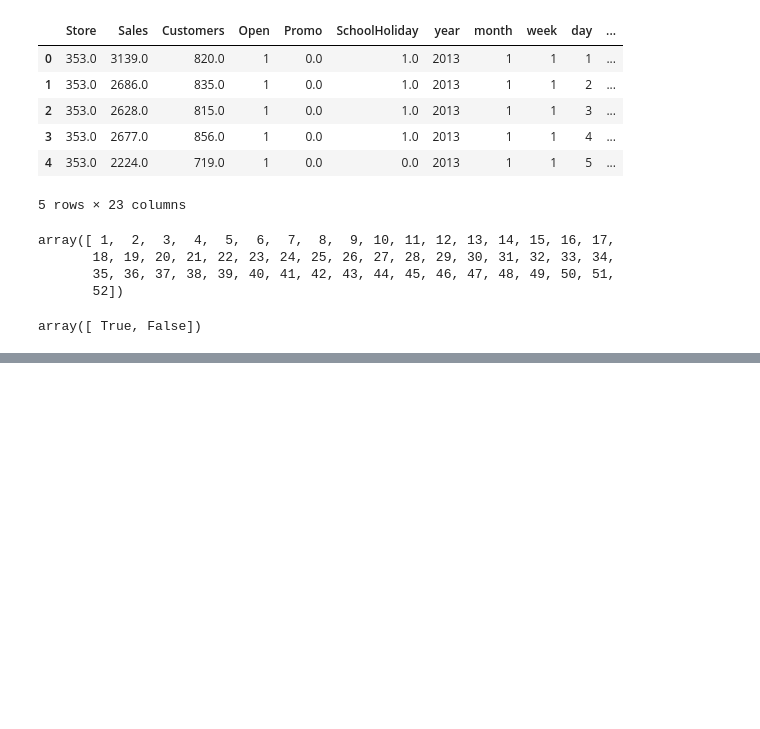
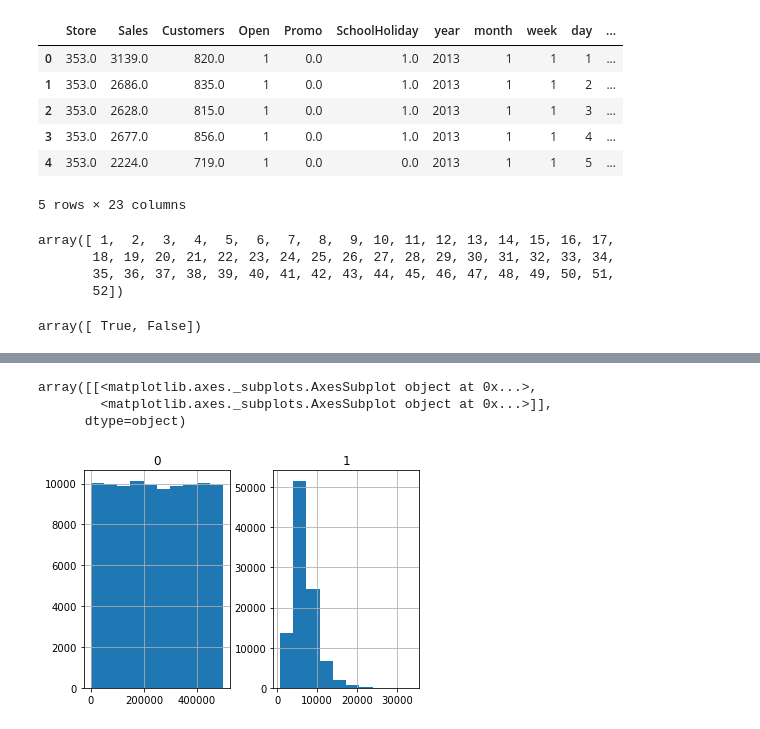
Before and after one commit to elenche95/stores, a Jupyter notebook: testing_models.ipynb, the cells around one changed output, grey strips where cells are left out. Saved outputs shown, nothing was run; the diff lists cells and outputs as text; code cells hidden in the pictures; blank space fills up the shorter version.

Commit message:
testing_model

```diff
--- a/testing_models.ipynb
+++ b/testing_models.ipynb
@@ -69,9 +78,12 @@ final_X_valid.columns = X_valid.columns
 # %%
 from sklearn.ensemble import RandomForestRegressor
-from sklearn.metrics import mean_absolute_error
+#from sklearn.metrics import mean_absolute_error
 
 forest_model = RandomForestRegressor(random_state=1)
-forest_model.fit(train_X, train_y)
-preds = forest_model.predict(val_X)
-print(metric(preds, val_y))
+forest_model.fit(X_train, y_train)
+preds = forest_model.predict(X_valid)
+
+
+
+print(metric(preds, y_valid.loc[:,'Sales']))
 # %% [output]
@@ -78,0 +159,9 @@ NameError: name 'train_test_split' is not defined
+# %%
+predictions_df = pd.DataFrame(preds)
+# %%
+predictions_df.hist()
+# %% [output]
+array([[<matplotlib.axes._subplots.AxesSubplot object at 0x...>,
+        <matplotlib.axes._subplots.AxesSubplot object at 0x...>]],
+      dtype=object)
+[figure, added]
```
Also changed, not shown: parts of 21 cells of this notebook, 6 other files.
